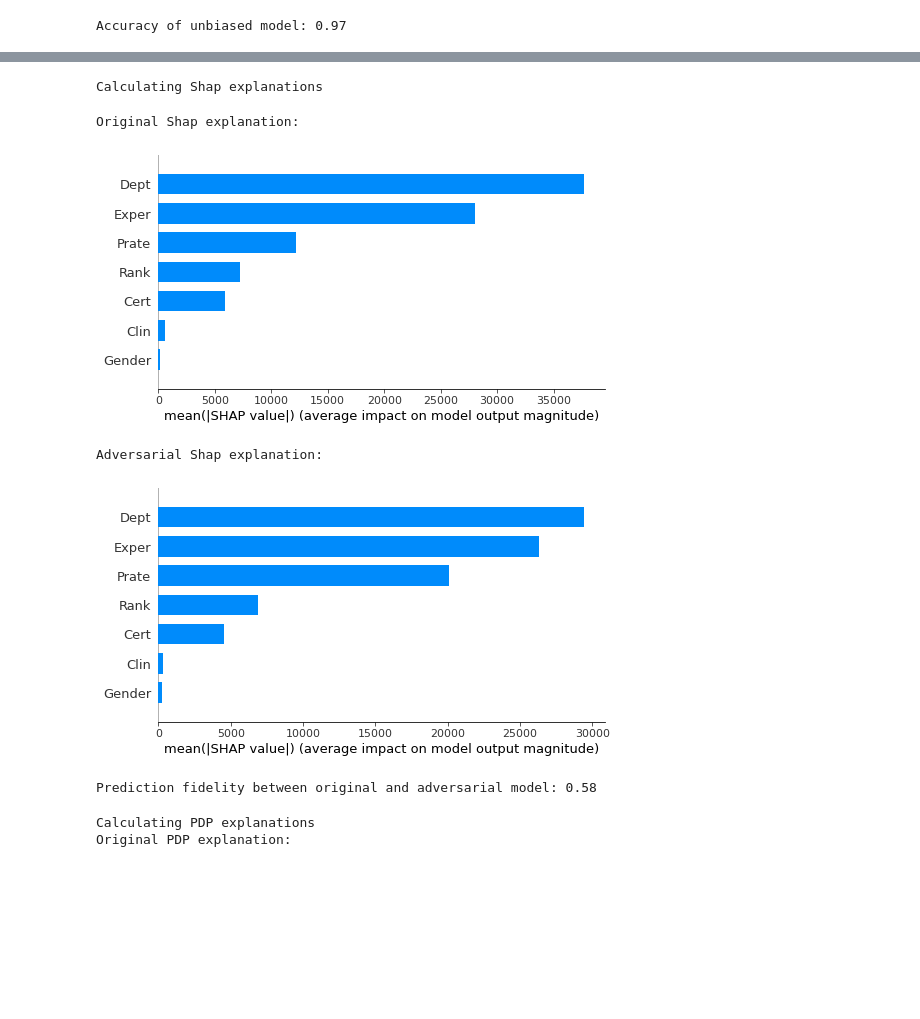
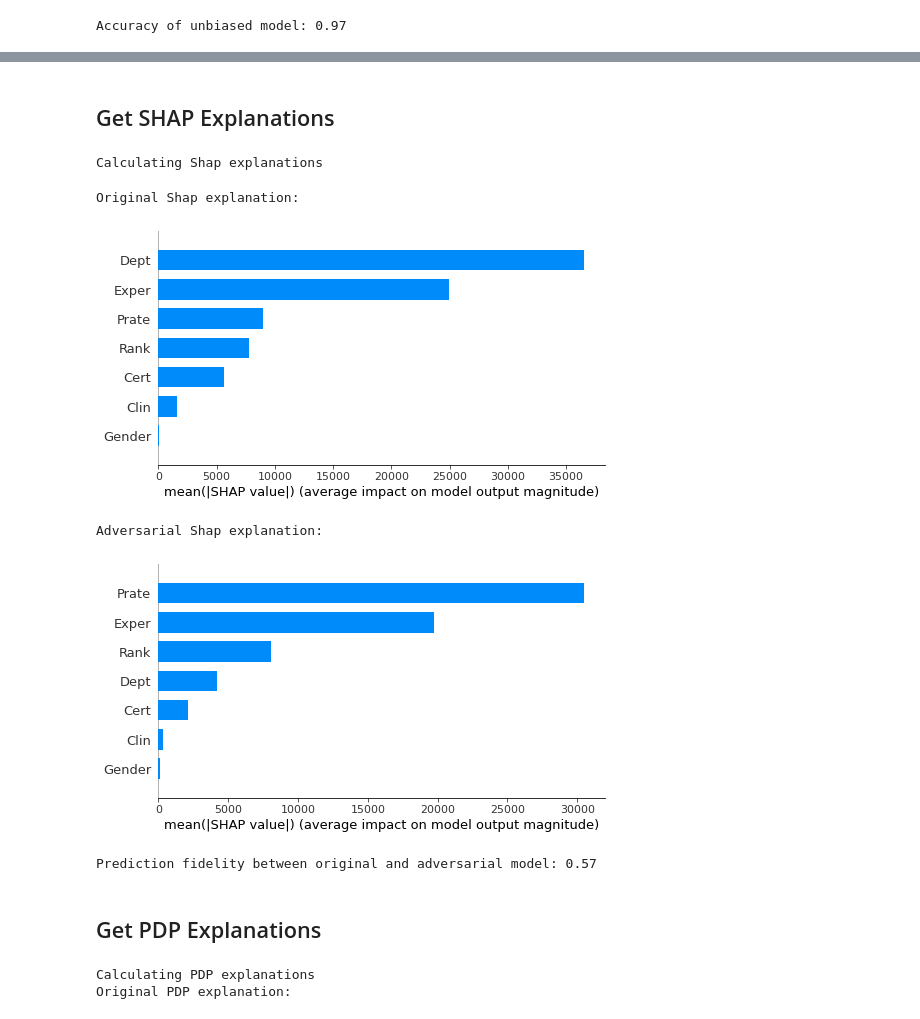
Before and after one commit to MarcSpeckmann/Fooling-LIME-and-SHAP, a Jupyter notebook: new_dataset_gender_discrimination.ipynb, the cells around one changed output, grey strips where cells are left out. Cells and saved outputs as stored; diff of their text form; code cells hidden in the pictures; blank space fills up the shorter version.

```diff
--- a/new_dataset_gender_discrimination.ipynb
+++ b/new_dataset_gender_discrimination.ipynb
@@ -18,4 +27,6 @@ input_ids = list(range(1, 8))
 categorical_input_ids = [1, 2, 3, 4, 7]
 output_id = 8
 biased_id = 2
-categorical_ids_in_input = [input_ids.index(cat_id) for cat_id in categorical_input_ids]
+
+categorical_input_ids = [input_ids.index(cat_id) for cat_id in categorical_input_ids]
+biased_id = input_ids.index(biased_id)
@@ -32,7 +45,7 @@ scaler = MinMaxScaler()
 scaler.fit(x_df.to_numpy())
 x = scaler.transform(x_df.to_numpy())
 
-for idx in categorical_ids_in_input:
+for idx in categorical_input_ids:
     x[idx] = x_df.iloc[idx]
     le = LabelEncoder()
     x[idx] = le.fit_transform(x[idx])
@@ -42,6 +55,6 @@ x_train, x_test, y_train, y_test = train_test_split(x, y_df.to_numpy(), test_siz
 
 # Create training data without biased column
 ux_train = x_train.copy()
-ux_train[:, input_ids.index(biased_id)] = 0
+ux_train[:, biased_id] = 0
 ux_test = x_test.copy()
-ux_test[:, input_ids.index(biased_id)] = 0
+ux_test[:, biased_id] = 0
@@ -76,17 +99,27 @@ Prediction fidelity between original and adversarial model: 0.6
+# %% [markdown]
+## Get SHAP Explanations
 # %%
-adv = AdversarialModelToolbox(biased_model=biased_ml, x_train=x_train, y_train=y_train, x_test=x_test, y_test=y_test,
+adv = AdversarialModelToolbox(biased_model=biased_ml,
+                              x_train=x_train,
+                              y_train=y_train,
+                              x_test=x_test,
+                              y_test=y_test,
                               input_feature_names=lawsuit_df.columns[input_ids].tolist(),
-                              categorical_feature_indices=categorical_ids_in_input,
+                              categorical_feature_indices=categorical_input_ids,
                               unbiased_model=unbiased_ml,
-                              biased_id=input_ids.index(biased_id), fool_explainer_type=ExplainerType.SHAP,
-                              ml_type=MLType.REGRESSION, seed=SEED)
+                              biased_id=biased_id,
+                              fool_explainer_type=ExplainerType.SHAP,
+                              ml_type=MLType.REGRESSION,
+                              seed=SEED)
 adv.train()
 adv.get_explanations()
 # %% [output]
 Calculating Shap explanations
 Original Shap explanation:
-[figure, old version]
+[figure, new version]
 Adversarial Shap explanation:
-[figure, old version]
+[figure, new version]
-Prediction fidelity between original and adversarial model: 0.58
+Prediction fidelity between original and adversarial model: 0.57
+# %% [markdown]
+## Get PDP Explanations
 # %%
```
Also changed, not shown: parts of 8 cells of this notebook, 8 other files.
